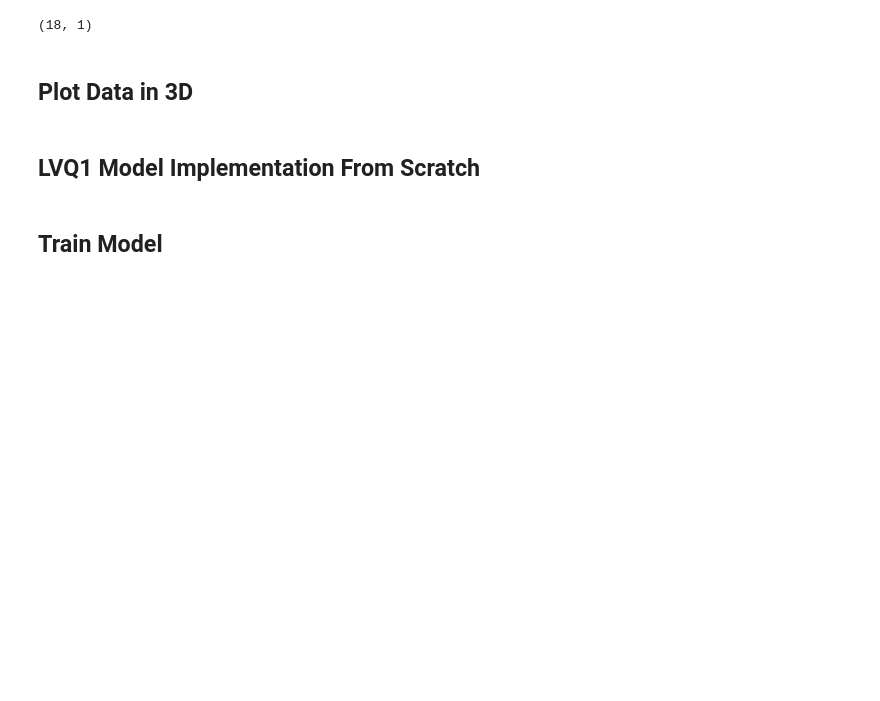
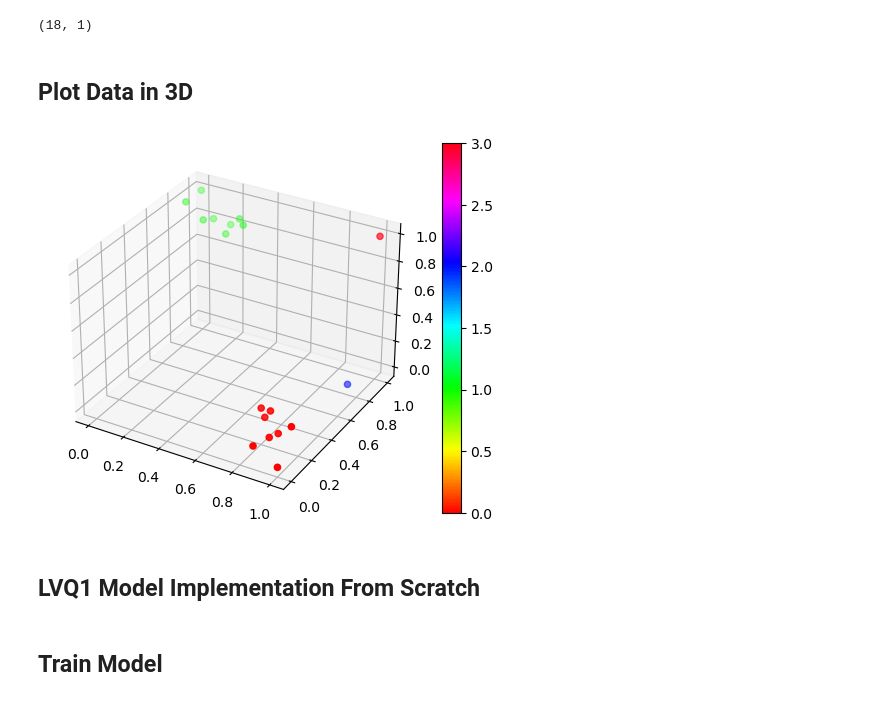
Before and after one commit to tohidabedini/Neural-Networks-Course-1400-repo, a Jupyter notebook: HW04/NN_HW4_LVQ1.ipynb, the cells around one changed output. Drawn from its saved outputs; the diff is of its cells as text; code cells hidden in the pictures; blank space fills up the shorter version.

```diff
--- a/HW04/NN_HW4_LVQ1.ipynb
+++ b/HW04/NN_HW4_LVQ1.ipynb
@@ -56,2 +65,23 @@ Y.shape
+# %%
+##### Plot Samples in 3D #####
+def plot(X, Y, mode=0):
+
+    fig = plt.figure()
+    ax = fig.add_subplot(111, projection='3d')
+
+    if mode==1:
+        # to make prototypes with different colors
+        Y[0] = 2
+        Y[1] = 3
+
+    c = (Y)
+
+    img = ax.scatter(X[:,0], X[:,1], X[:,2], c = c, cmap = 'hsv')
+    fig.colorbar(img)
+    plt.show()
+# %%
+plot(X,Y, mode=1)
+# %% [output]
+[figure, added]
 # %% [markdown]
 ## **LVQ1 Model Implementation From Scratch**
```
Also changed, not shown: parts of 11 cells of this notebook, 2 other files.
